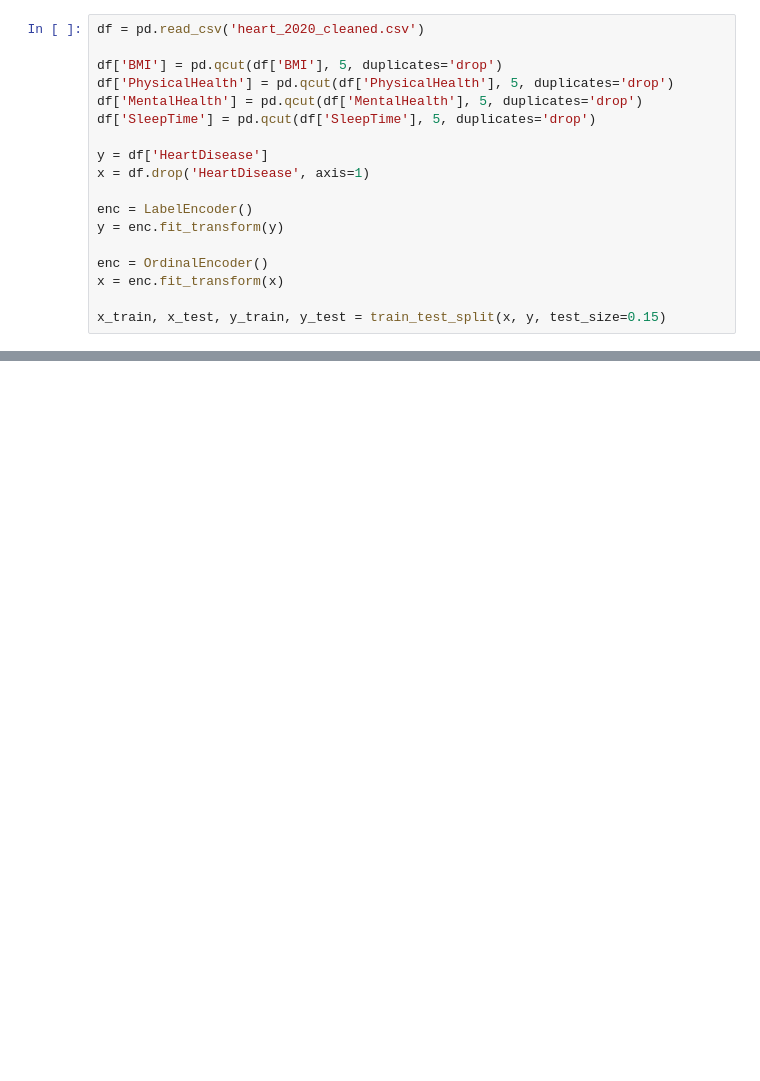
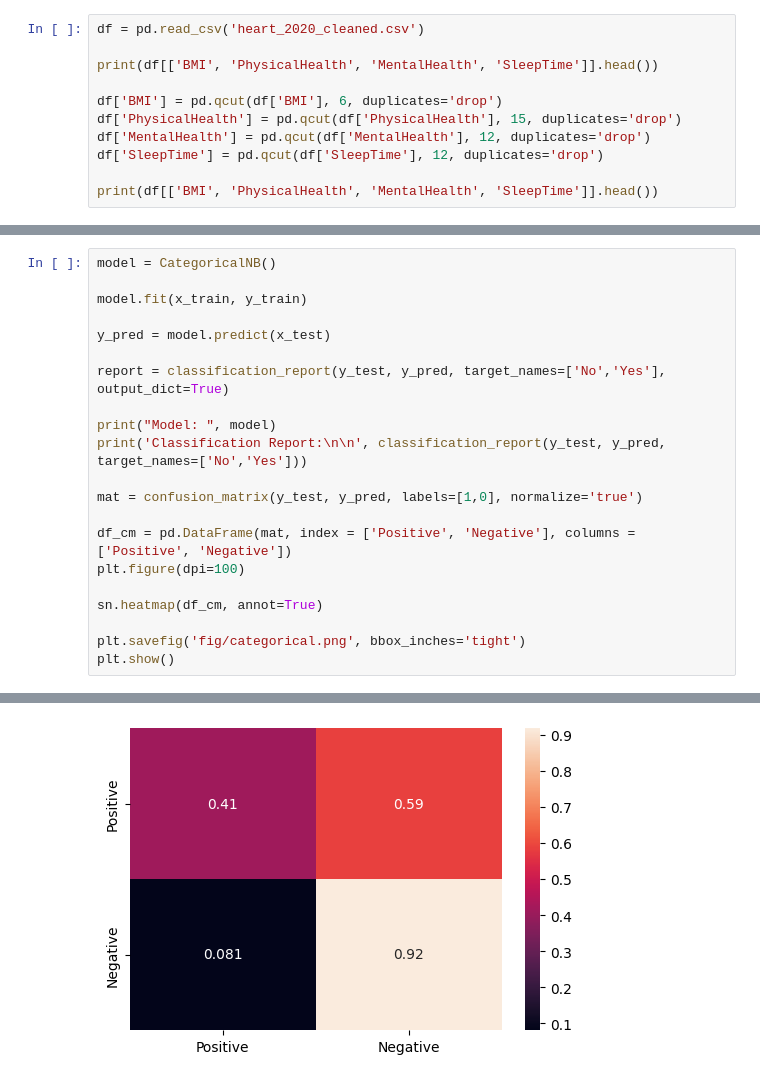
Before and after one commit to melihocakci/heart-disease-prediction, a Jupyter notebook: predict.ipynb, the cells around one changed output, grey strips where cells are left out. Cells and saved outputs as stored; diff of their text form; blank space fills up the shorter version.

```diff
--- a/predict.ipynb
+++ b/predict.ipynb
@@ -22,18 +17,11 @@ from sklearn.ensemble import RandomForestClassifier
 # %%
 df = pd.read_csv('heart_2020_cleaned.csv')
 
-df['BMI'] = pd.qcut(df['BMI'], 5, duplicates='drop')
-df['PhysicalHealth'] = pd.qcut(df['PhysicalHealth'], 5, duplicates='drop')
-df['MentalHealth'] = pd.qcut(df['MentalHealth'], 5, duplicates='drop')
-df['SleepTime'] = pd.qcut(df['SleepTime'], 5, duplicates='drop')
+print(df[['BMI', 'PhysicalHealth', 'MentalHealth', 'SleepTime']].head())
 
-y = df['HeartDisease']
-x = df.drop('HeartDisease', axis=1)
+df['BMI'] = pd.qcut(df['BMI'], 6, duplicates='drop')
+df['PhysicalHealth'] = pd.qcut(df['PhysicalHealth'], 15, duplicates='drop')
+df['MentalHealth'] = pd.qcut(df['MentalHealth'], 12, duplicates='drop')
+df['SleepTime'] = pd.qcut(df['SleepTime'], 12, duplicates='drop')
 
-enc = LabelEncoder()
-y = enc.fit_transform(y)
-
-enc = OrdinalEncoder()
-x = enc.fit_transform(x)
-
-x_train, x_test, y_train, y_test = train_test_split(x, y, test_size=0.15)
+print(df[['BMI', 'PhysicalHealth', 'MentalHealth', 'SleepTime']].head())
@@ -72,0 +69,22 @@ Confusion Matrix:
+# %%
+model = CategoricalNB()
+
+model.fit(x_train, y_train)
+
+y_pred = model.predict(x_test)
+
+report = classification_report(y_test, y_pred, target_names=['No','Yes'], output_dict=True)
+
+print("Model: ", model)
+print('Classification Report:\n\n', classification_report(y_test, y_pred, target_names=['No','Yes']))
+
+mat = confusion_matrix(y_test, y_pred, labels=[1,0], normalize='true')
+
+df_cm = pd.DataFrame(mat, index = ['Positive', 'Negative'], columns = ['Positive', 'Negative'])
+plt.figure(dpi=100)
+
+sn.heatmap(df_cm, annot=True)
+
+plt.savefig('fig/categorical.png', bbox_inches='tight')
+plt.show()
+# %% [output]
@@ -72,0 +102 @@ Confusion Matrix:
+[figure, added]
```
Also changed, not shown: parts of 8 cells of this notebook, 8 other files.
